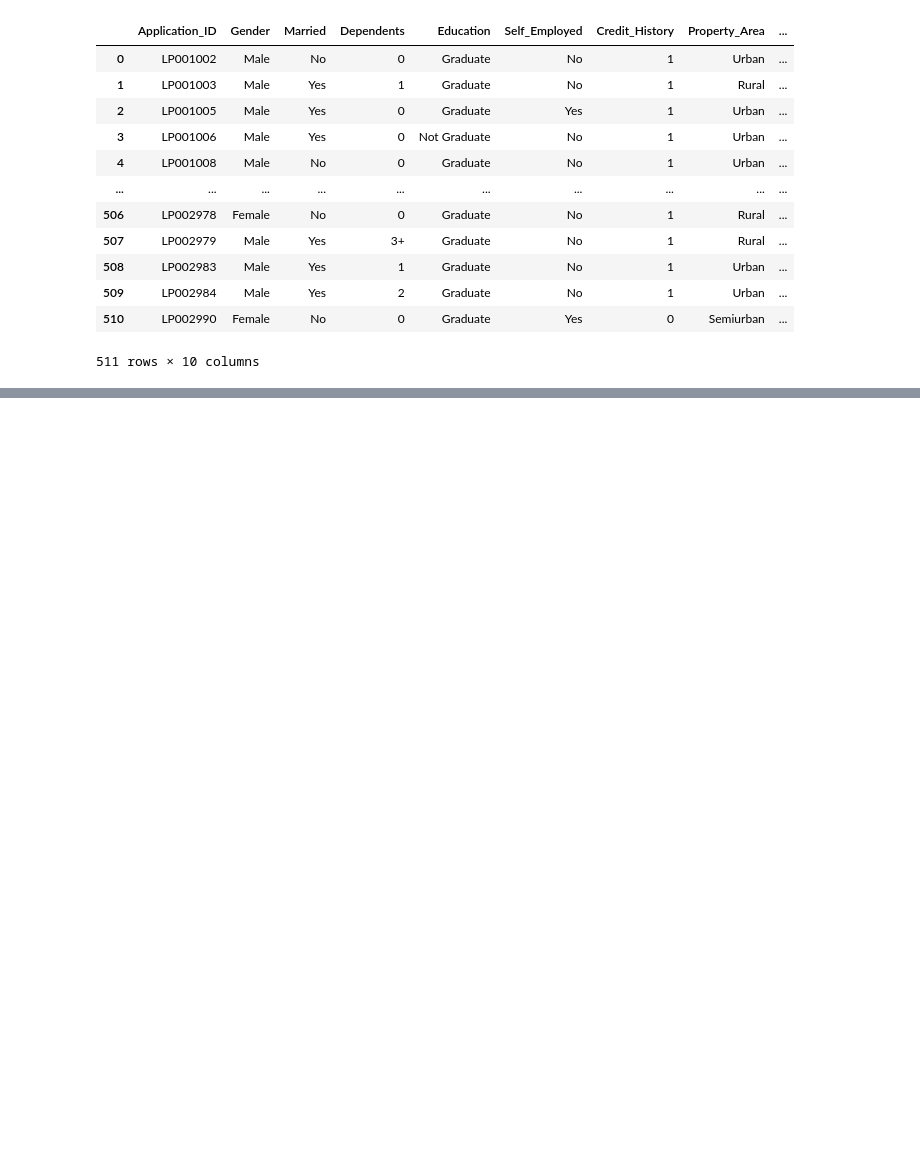
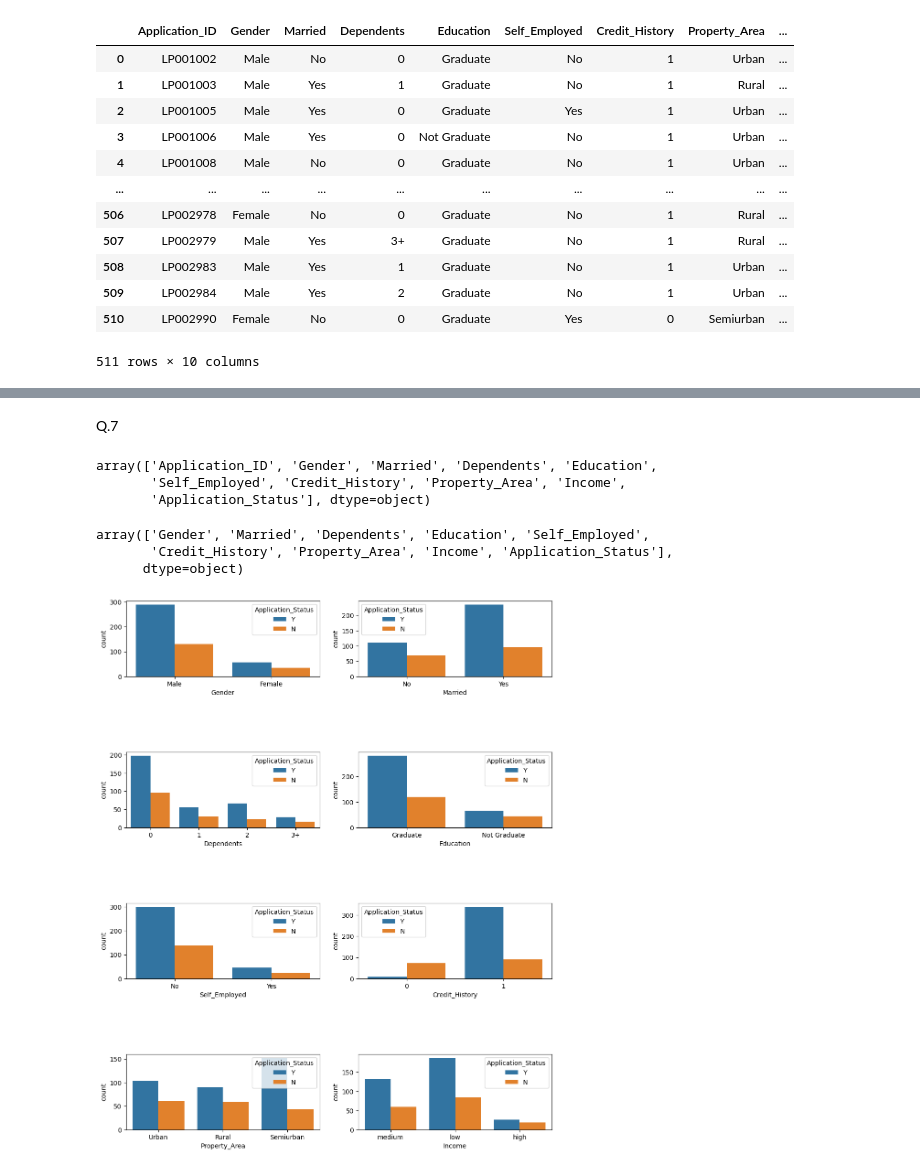
Before and after one commit to panwarcal/Loan, a Jupyter notebook: loan.ipynb, the cells around one changed output, grey strips where cells are left out. Cells and saved outputs as stored; diff of their text form; code cells hidden in the pictures; blank space fills up the shorter version.

```diff
--- a/loan.ipynb
+++ b/loan.ipynb
@@ -20,0 +207,28 @@ df
+# %% [markdown]
+Q.7
+# %%
+df.columns.values
+# %% [output]
+array(['Application_ID', 'Gender', 'Married', 'Dependents', 'Education',
+       'Self_Employed', 'Credit_History', 'Property_Area', 'Income',
+       'Application_Status'], dtype=object)
+# %%
+categorical_col = ['Gender', 'Married', 'Dependents', 'Education',
+       'Self_Employed', 'Credit_History', 'Property_Area', 'Income']
+# %%
+df1 = df.drop(columns=['Application_ID'])
+df1.columns.values
+# %% [output]
+array(['Gender', 'Married', 'Dependents', 'Education', 'Self_Employed',
+       'Credit_History', 'Property_Area', 'Income', 'Application_Status'],
+      dtype=object)
+# %%
+fig,axes = plt.subplots(4,2,figsize=(12,15))
+for idx,cat_col in enumerate(categorical_col):
+    row,col = idx//2,idx%2
+    sns.countplot(x=cat_col,data=df1,hue='Application_Status',ax=axes[row,col])
+
+
+plt.subplots_adjust(hspace=1)
+# %% [output]
+[figure, added]
```
Also changed, not shown: parts of 26 cells of this notebook, 1 other file.
